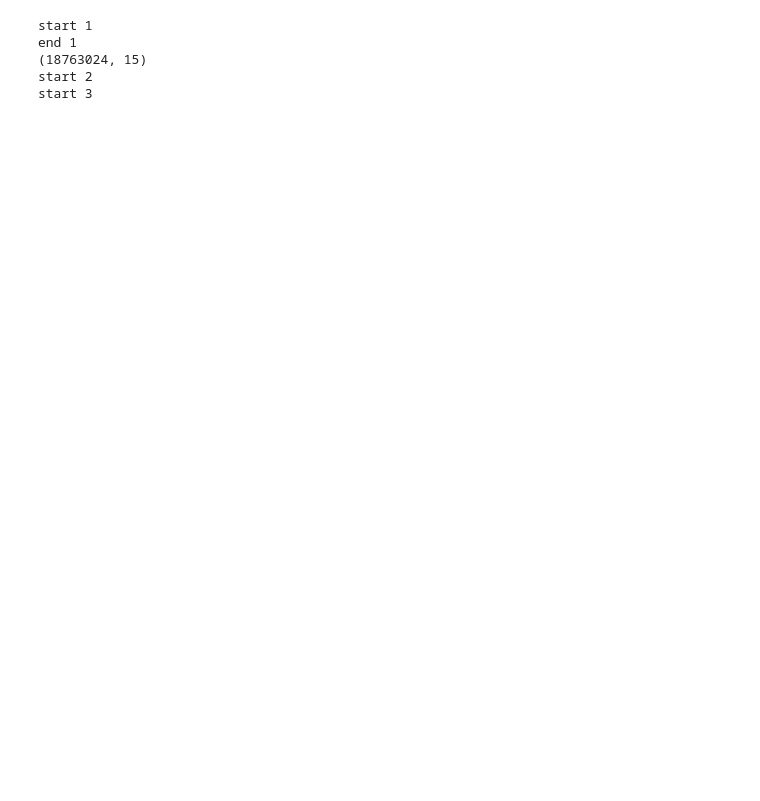
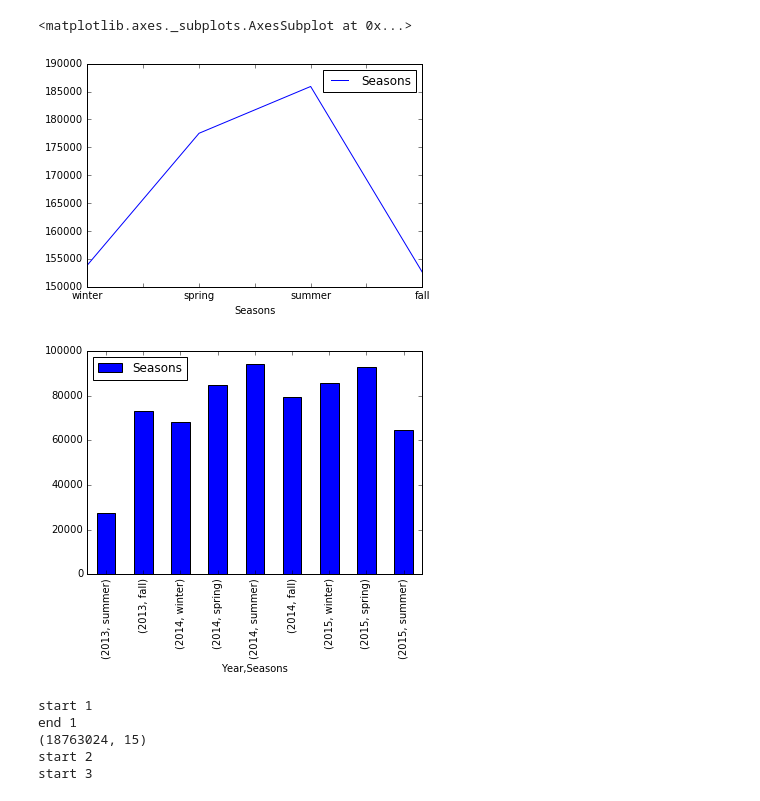
Before and after one commit to yannie30/MIDSPythonBridgeProject2-BikeShareData, a Jupyter notebook: Output Files/Data Analysis.ipynb, the cells around one changed output. Cells and saved outputs as stored; diff of their text form; code cells hidden in the pictures; blank space fills up the shorter version.

```diff
--- a/Output Files/Data Analysis.ipynb
+++ b/Output Files/Data Analysis.ipynb
@@ -31,3 +33,13 @@ plt.savefig('SF_Rides Per Month Summary.png')
+# %%
+ranges = [0,3,6,9,12]
+labels = ['winter','spring','summer','fall']
+sf_df['Seasons'] = pd.cut(sf_df["Month"], ranges, labels=labels).astype('category')
+sf_df.groupby(['Seasons']).agg({'Seasons': np.count_nonzero}).plot()
+sf_df.groupby(['Year','Seasons']).agg({'Seasons': np.count_nonzero}).plot(kind='bar')
+# %% [output]
+<matplotlib.axes._subplots.AxesSubplot at 0x...>
+[figure, added]
+[figure, added]
 # %%
 print("start 1")
 df = pd.read_csv("nyc_merged_data_shortened.csv", parse_dates = ["starttime", "stoptime"])
```
Also changed, not shown: parts of 2 cells of this notebook.
